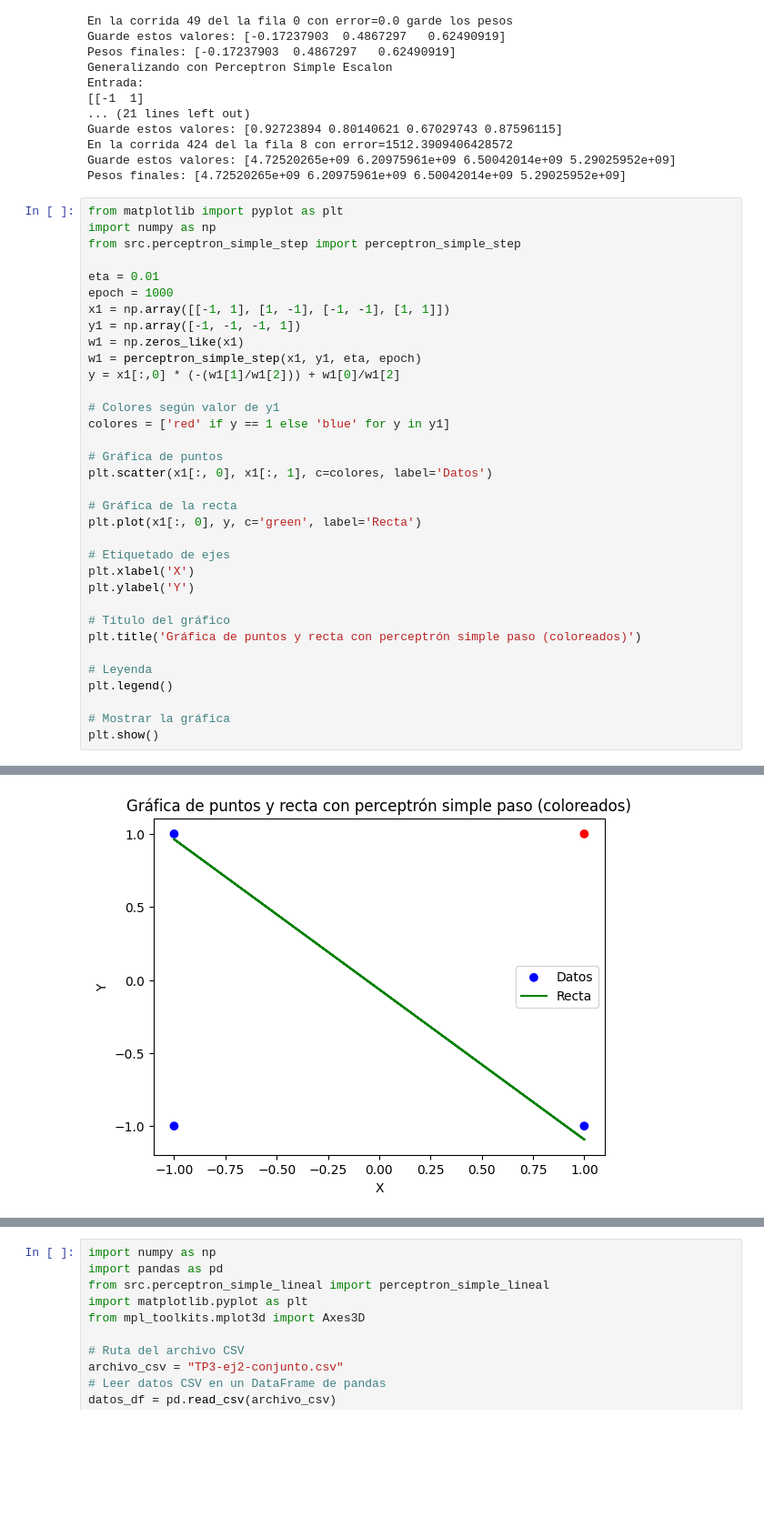
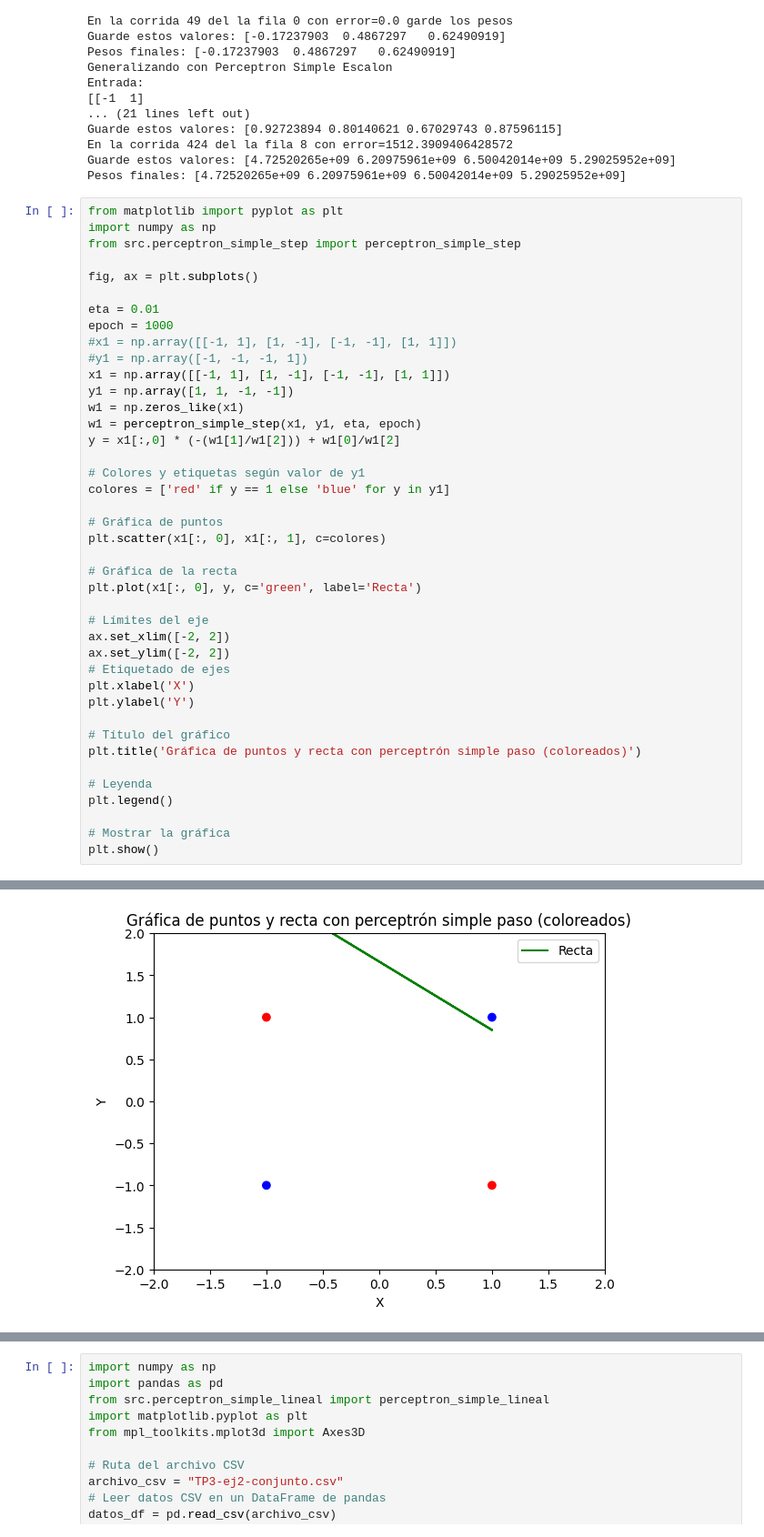
Before and after one commit to dariopenialoza/tp3, a Jupyter notebook: test.ipynb, the cells around one changed output, grey strips where cells are left out. Shown at 91% size. Saved outputs shown, nothing was run; the diff lists cells and outputs as text; blank space fills up the shorter version.

```diff
--- a/test.ipynb
+++ b/test.ipynb
@@ -25,23 +25,30 @@ from matplotlib import pyplot as plt
 import numpy as np
 from src.perceptron_simple_step import perceptron_simple_step
 
+fig, ax = plt.subplots()
+
 eta = 0.01
 epoch = 1000
+#x1 = np.array([[-1, 1], [1, -1], [-1, -1], [1, 1]])
+#y1 = np.array([-1, -1, -1, 1])
 x1 = np.array([[-1, 1], [1, -1], [-1, -1], [1, 1]])
-y1 = np.array([-1, -1, -1, 1])
+y1 = np.array([1, 1, -1, -1])
 w1 = np.zeros_like(x1)
 w1 = perceptron_simple_step(x1, y1, eta, epoch)
 y = x1[:,0] * (-(w1[1]/w1[2])) + w1[0]/w1[2]
 
-# Colores según valor de y1
+# Colores y etiquetas según valor de y1
 colores = ['red' if y == 1 else 'blue' for y in y1]
 
 # Gráfica de puntos
-plt.scatter(x1[:, 0], x1[:, 1], c=colores, label='Datos')
+plt.scatter(x1[:, 0], x1[:, 1], c=colores)
 
 # Gráfica de la recta
 plt.plot(x1[:, 0], y, c='green', label='Recta')
 
+# Límites del eje
+ax.set_xlim([-2, 2])
+ax.set_ylim([-2, 2])
 # Etiquetado de ejes
 plt.xlabel('X')
 plt.ylabel('Y')
@@ -64,4 +69,4 @@ Guarde estos valores: [-0.03644628  0.5826135   0.56688083]
-[figure, old version]
+[figure, new version]
 # %%
 import numpy as np
 import matplotlib.pyplot as plt
```
Also changed, not shown: parts of 3 cells of this notebook.
